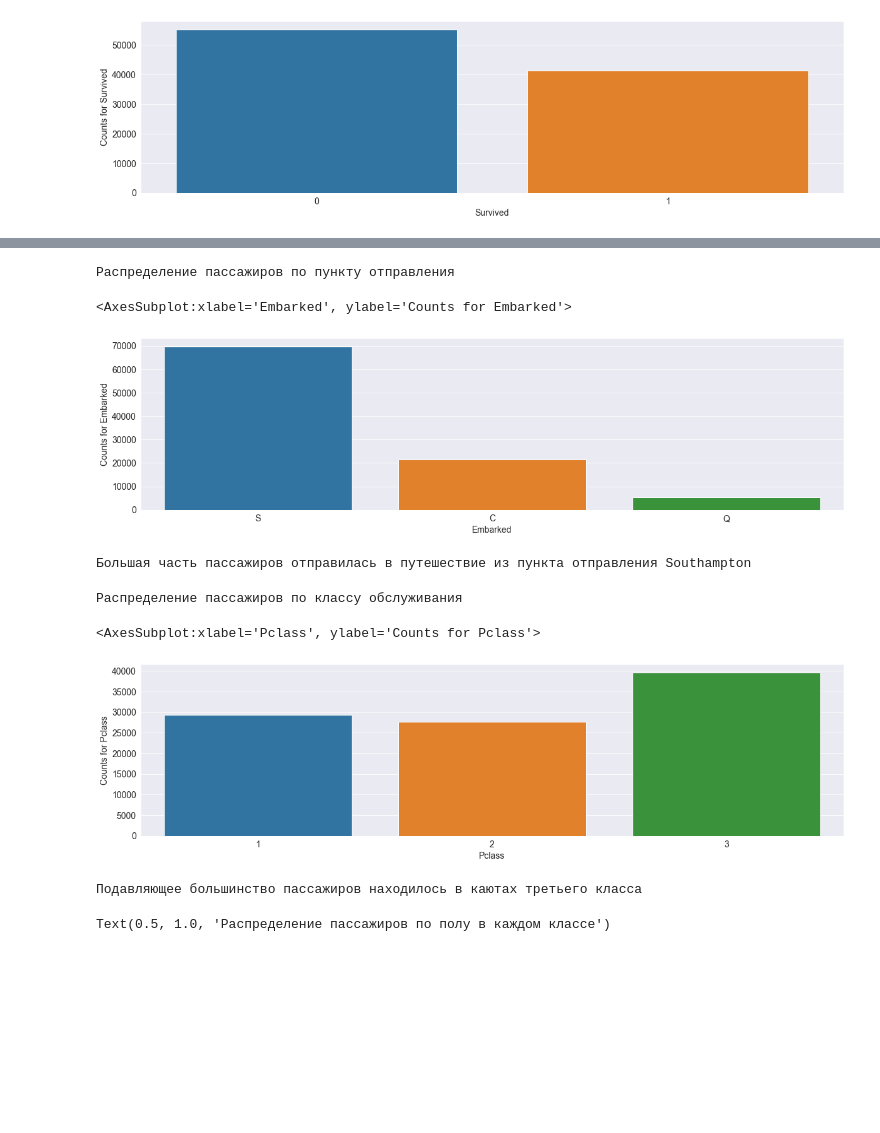
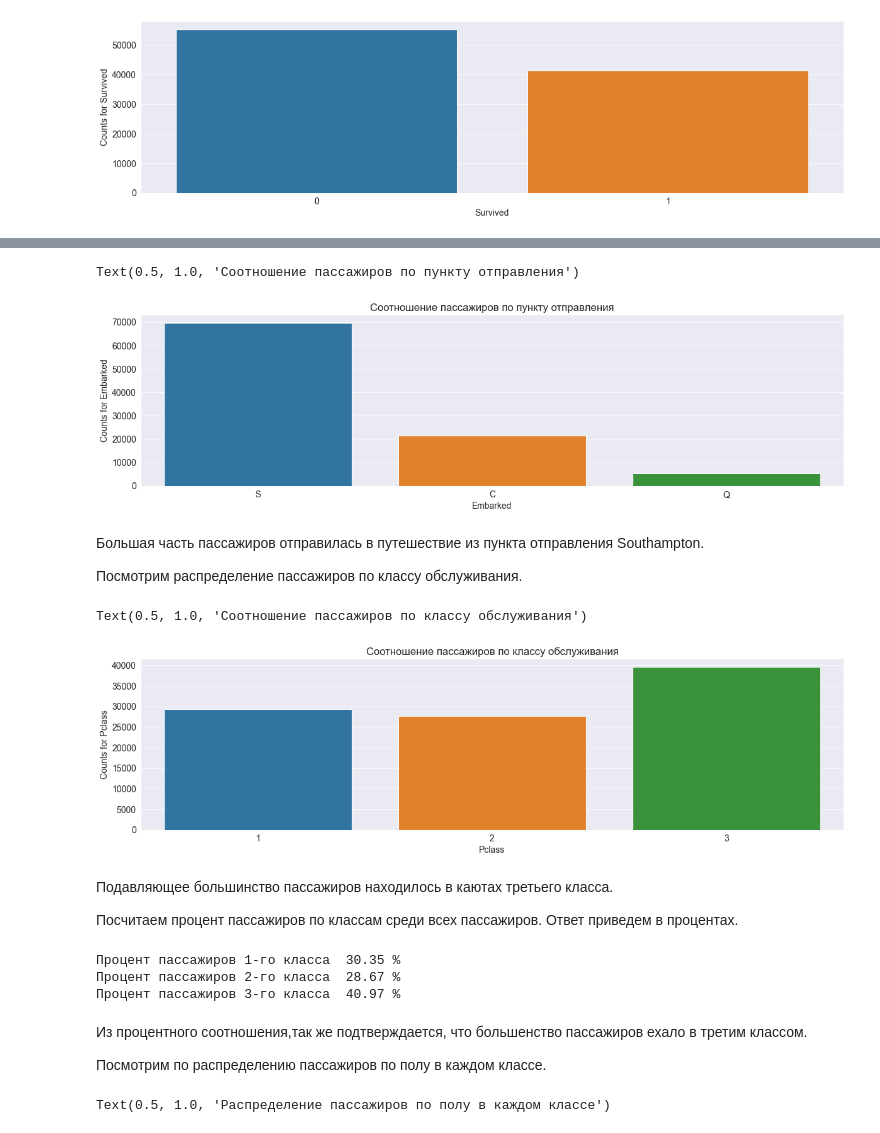
Before and after one commit to marinatwice82/ml-2022, a Jupyter notebook: eda.ipynb, the cells around one changed output, grey strips where cells are left out. Cells and saved outputs as stored; diff of their text form; code cells hidden in the pictures; blank space fills up the shorter version.

```diff
--- a/eda.ipynb
+++ b/eda.ipynb
@@ -250,35 +220,48 @@ sns.barplot(x='Parch', y='Сounts for Parch',   data = dt_value_counts)
 # %%
-#Посмотрим распределение пассажиров по пункту отправления'
-print("Распределение пассажиров по пункту отправления")
 dt_value_counts = pd.DataFrame(dt['Embarked'].value_counts())
 dt_value_counts = dt_value_counts.reset_index()
 dt_value_counts.columns = ['Embarked', 'Сounts for Embarked']
-#dt
 sns.barplot(x='Embarked', y='Сounts for Embarked',   data = dt_value_counts)
+plt.title('Соотношение пассажиров по пункту отправления')
 # %% [output]
-Распределение пассажиров по пункту отправления
+Text(0.5, 1.0, 'Соотношение пассажиров по пункту отправления')
-<AxesSubplot:xlabel='Embarked', ylabel='Сounts for Embarked'>
-[figure, old version]
+[figure, new version]
-# %%
-print('Большая часть пассажиров отправилась в путешествие из пункта отправления Southampton')
-# %% [output]
-Большая часть пассажиров отправилась в путешествие из пункта отправления Southampton
+# %% [markdown]
+Большая часть пассажиров отправилась в путешествие из пункта отправления Southampton.
+
+Посмотрим распределение пассажиров по классу обслуживания.
 # %%
-#Посмотрим распределение пассажиров по классу обслуживания'
-print("Распределение пассажиров по классу обслуживания")
 dt_value_counts = pd.DataFrame(dt['Pclass'].value_counts())
 dt_value_counts = dt_value_counts.reset_index()
 dt_value_counts.columns = ['Pclass', 'Сounts for Pclass']
-#dt
 sns.barplot(x='Pclass', y='Сounts for Pclass',   data = dt_value_counts)
+plt.title('Соотношение пассажиров по классу обслуживания')
 # %% [output]
-Распределение пассажиров по классу обслуживания
+Text(0.5, 1.0, 'Соотношение пассажиров по классу обслуживания')
-<AxesSubplot:xlabel='Pclass', ylabel='Сounts for Pclass'>
-[figure, old version]
+[figure, new version]
-# %%
-print('Подавляющее большинство пассажиров находилось в каютах третьего класса')
-# %% [output]
-Подавляющее большинство пассажиров находилось в каютах третьего класса
+# %% [markdown]
+Подавляющее большинство пассажиров находилось в каютах третьего класса.
+
+
+Посчитаем процент пассажиров по классам среди всех пассажиров.
+Ответ приведем в процентах.
+# %%
+firstClassCount = dt.loc[dt['Pclass']==1].count()
+SecondClassCount= dt.loc[dt['Pclass']==2].count()
+ThirdClassCount= dt.loc[dt['Pclass']==3].count()
+allCount = dt.count()
+
+print('Процент пассажиров 1-го класса ', round(firstClassCount['Pclass']/allCount['Pclass']*100,2),'%')
+print('Процент пассажиров 2-го класса ', round(SecondClassCount['Pclass']/allCount['Pclass']*100,2),'%')
+print('Процент пассажиров 3-го класса ', round(ThirdClassCount['Pclass']/allCount['Pclass']*100,2),'%')
+# %% [output]
+Процент пассажиров 1-го класса  30.35 %
+Процент пассажиров 2-го класса  28.67 %
+Процент пассажиров 3-го класса  40.97 %
+# %% [markdown]
+Из процентного соотношения,так же подтверждается, что большенство пассажиров ехало в третим классом.
+
+Посмотрим по распределению пассажиров по полу в каждом классе.
 # %%
 sns.catplot(x='Pclass', data=dt, hue='Sex', kind='count')
 plt.title("Распределение пассажиров по полу в каждом классе")
```
Also changed, not shown: parts of 55 cells of this notebook.
